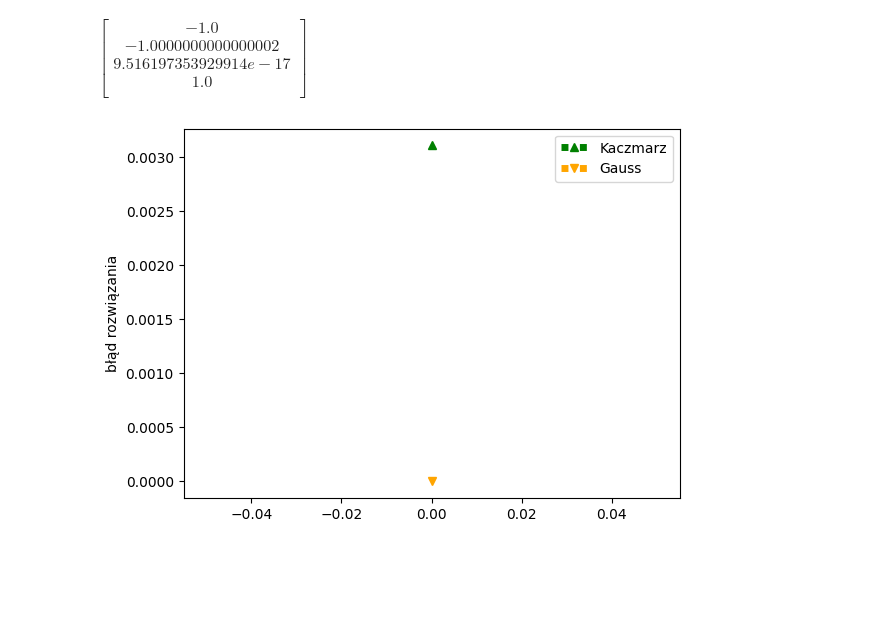
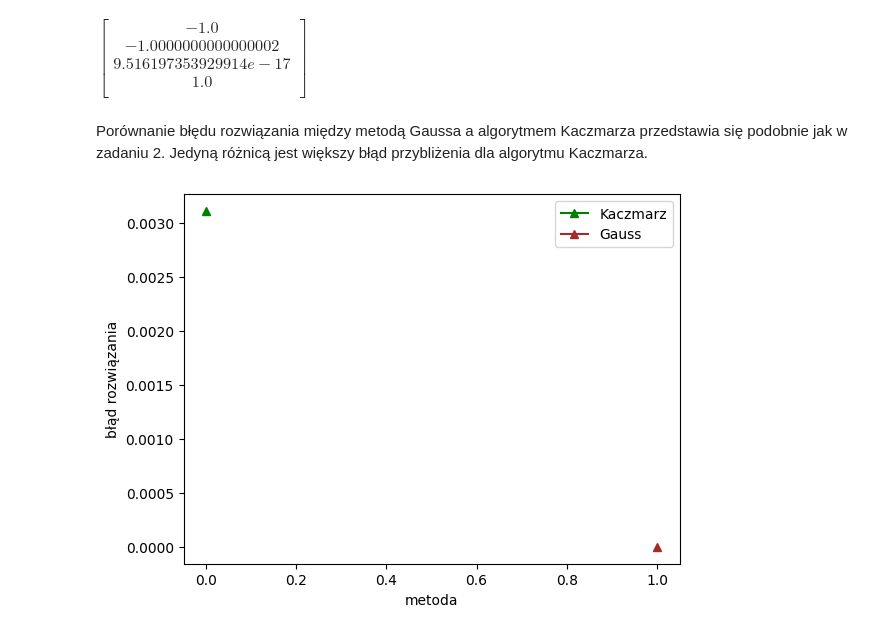
Before and after one commit to Dawid-Lukasiewicz/Numerical_Methodes, a Jupyter notebook: Lab5/zadanie3.ipynb, the cells around one changed output. Saved outputs shown, nothing was run; the diff lists cells and outputs as text; code cells hidden in the pictures; blank space fills up the shorter version.

```diff
--- a/Lab5/zadanie3.ipynb
+++ b/Lab5/zadanie3.ipynb
@@ -49,19 +55,21 @@ $\displaystyle [A|b] =$
 $\displaystyle \begin{bmatrix}1.0&2.0&3.0&4.0&1.0\\-1.0&1.0&2.0&1.0&1.0\\0.0&2.0&1.0&3.0&1.0\\0.0&0.0&1.0&1.0&1.0\\\end{bmatrix}$
 $\displaystyle x =$
 $\displaystyle \begin{bmatrix}-1.0\\-1.0000000000000002\\9.516197353929914e-17\\1.0\\\end{bmatrix}$
+# %% [markdown]
+Porównanie błędu rozwiązania między metodą Gaussa a algorytmem Kaczmarza przedstawia się podobnie jak w zadaniu 2. Jedyną różnicą jest większy błąd przybliżenia dla algorytmu Kaczmarza.
 # %%
 plt.figure(3)
 
 xError = []
-colors = ["green", "orange"]
-markerList = ["^", "v"]
+colors = ["green", "brown"]
 labelList = ["Kaczmarz", "Gauss"]
 for i in range(len(xs)):
     xError.append(solve_error(xs[i], xe))
-    plt.plot(0, xError[i], ls='dotted', c=colors[i], marker=markerList[i], lw=5, label=labelList[i])
+    plt.step(i, xError[i], c=colors[i], marker="^", label=labelList[i])
 
 plt.legend()
 plt.ylabel("błąd rozwiązania")
+plt.xlabel("metoda")
 plt.show()
 # %% [output]
-[figure, old version]
+[figure, new version]
```
Also changed, not shown: parts of 3 cells of this notebook, 5 other files.
